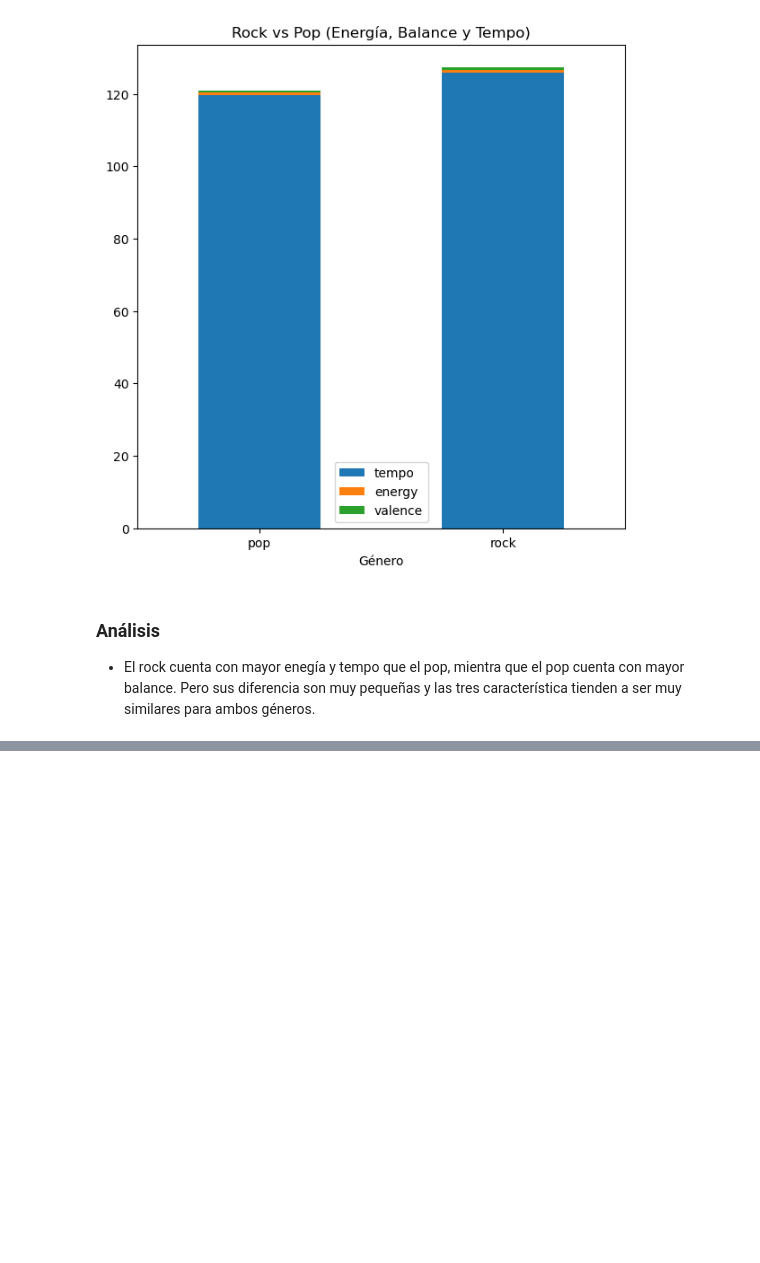
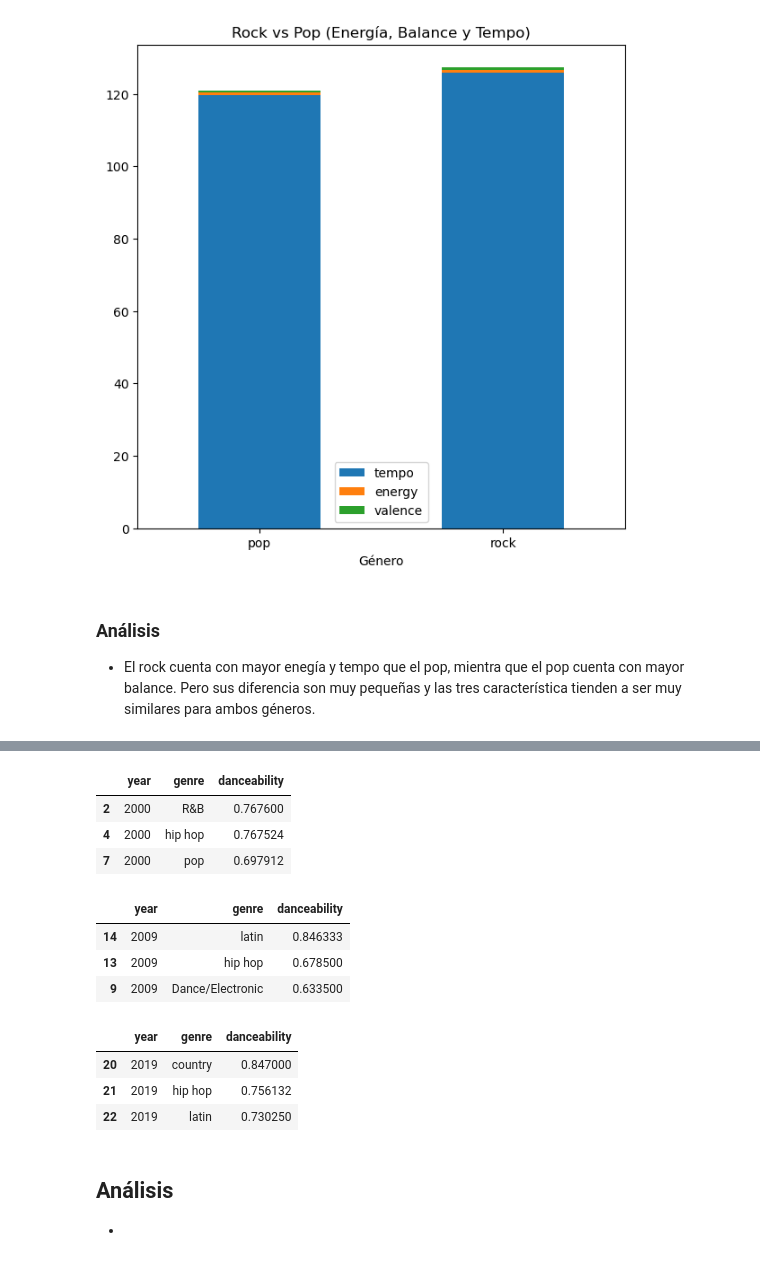
Before and after one commit to j2sanabriam/Taller1-Individual, a Jupyter notebook: Taller1.ipynb, the cells around one changed output, grey strips where cells are left out. Cells and saved outputs as stored; diff of their text form; code cells hidden in the pictures; blank space fills up the shorter version.

```diff
--- a/Taller1.ipynb
+++ b/Taller1.ipynb
@@ -548,0 +611,31 @@ Text(0.5, 1.0, 'Rock vs Pop (Energía, Balance y Tempo)')
+# %%
+# filtra top 3 genéros más bailables año 200
+top2000 = new_df2[(new_df2['year'] == 2000)]
+top2000 = top2000.nlargest(n=3, columns=['danceability'])
+top2000
+# %% [output]
+|  | year | genre | danceability |
+| 2 | 2000 | R&B | 0.767600 |
+| 4 | 2000 | hip hop | 0.767524 |
+| 7 | 2000 | pop | 0.697912 |
+# %%
+top2009 = new_df2[(new_df2['year'] == 2009)]
+top2009 = top2009.nlargest(n=3, columns=['danceability'])
+top2009
+# %% [output]
+|  | year | genre | danceability |
+| 14 | 2009 | latin | 0.846333 |
+| 13 | 2009 | hip hop | 0.678500 |
+| 9 | 2009 | Dance/Electronic | 0.633500 |
+# %%
+top2019 = new_df2[(new_df2['year'] == 2019)]
+top2019 = top2019.nlargest(n=3, columns=['danceability'])
+top2019
+# %% [output]
+|  | year | genre | danceability |
+| 20 | 2019 | country | 0.847000 |
+| 21 | 2019 | hip hop | 0.756132 |
+| 22 | 2019 | latin | 0.730250 |
+# %% [markdown]
+## Análisis
+-
```
Also changed, not shown: parts of 4 cells of this notebook.
